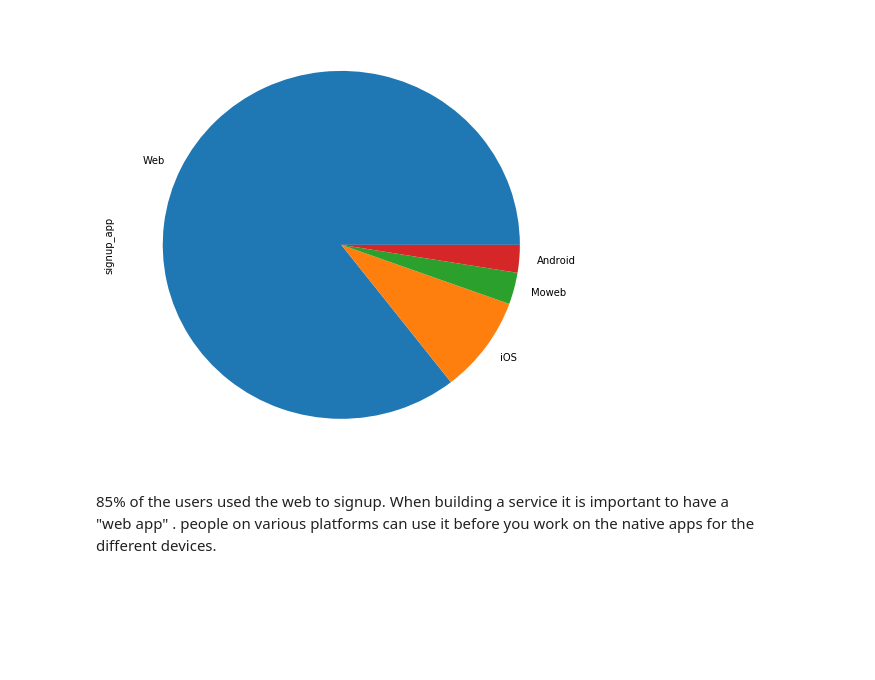
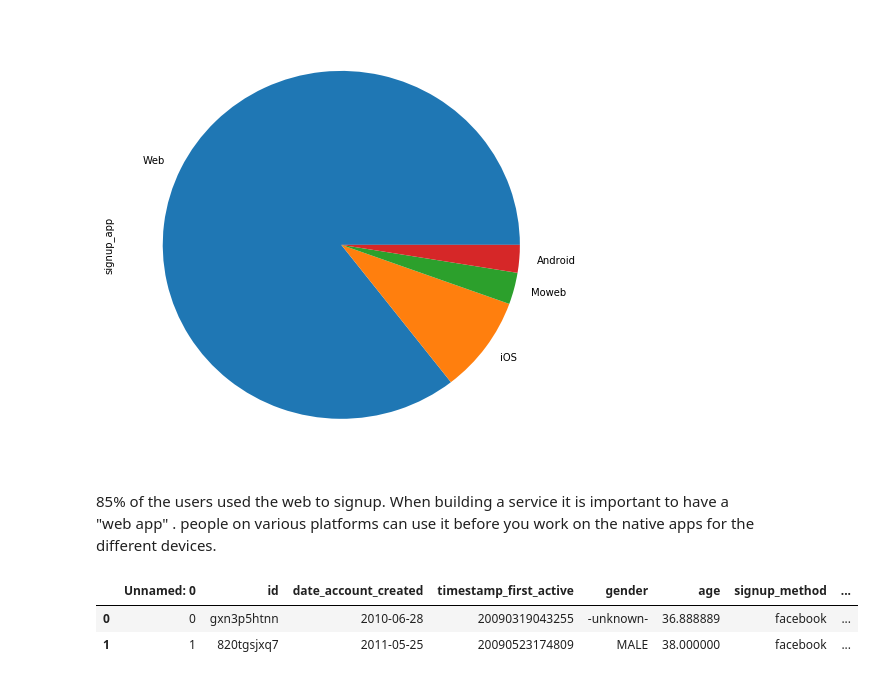
Before and after one commit to muokicaleb/Data_Science_Projects, a Jupyter notebook: AirBnb/AirBnb.ipynb, the cells around one changed output. Saved outputs shown, nothing was run; the diff lists cells and outputs as text; code cells hidden in the pictures; blank space fills up the shorter version.

```diff
--- a/AirBnb/AirBnb.ipynb
+++ b/AirBnb/AirBnb.ipynb
@@ -290,0 +289,6 @@ dataset.g
+# %%
+dataset.head(2)
+# %% [output]
+|  | Unnamed: 0 | id | date_account_created | timestamp_first_active | gender | age | signup_method | ... |
+| 0 | 0 | gxn3p5htnn | 2010-06-28 | 20090319043255 | -unknown- | 36.888889 | facebook | ... |
+| 1 | 1 | 820tgsjxq7 | 2011-05-25 | 20090523174809 | MALE | 38.000000 | facebook | ... |
```
Also changed, not shown: parts of 3 cells of this notebook.
